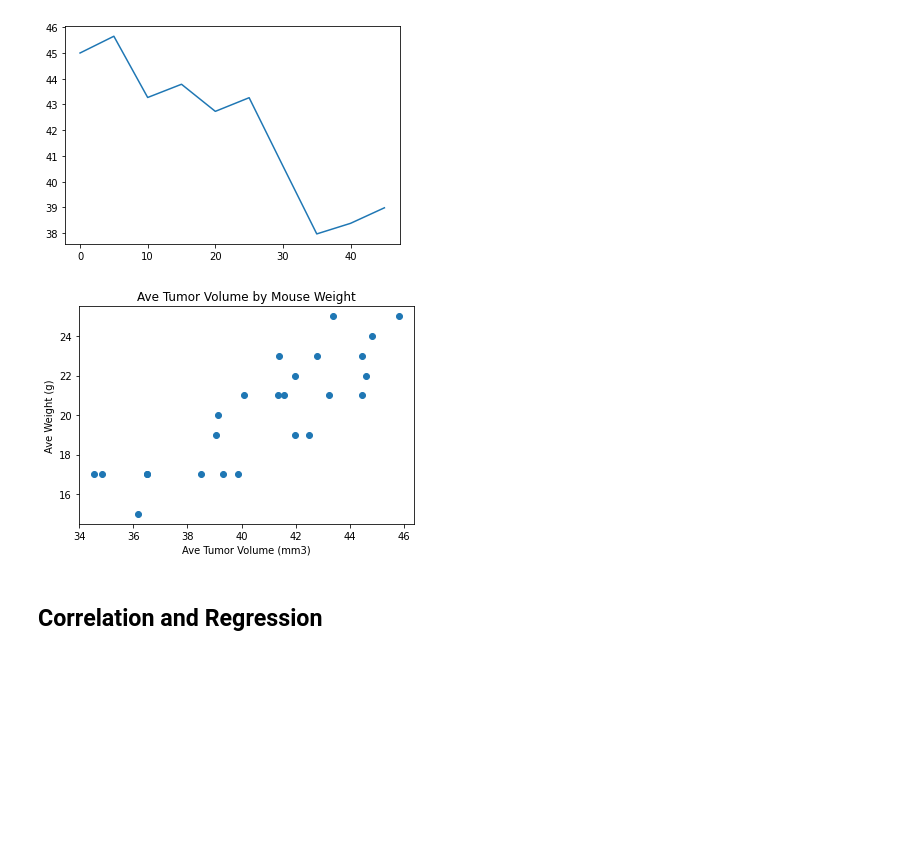
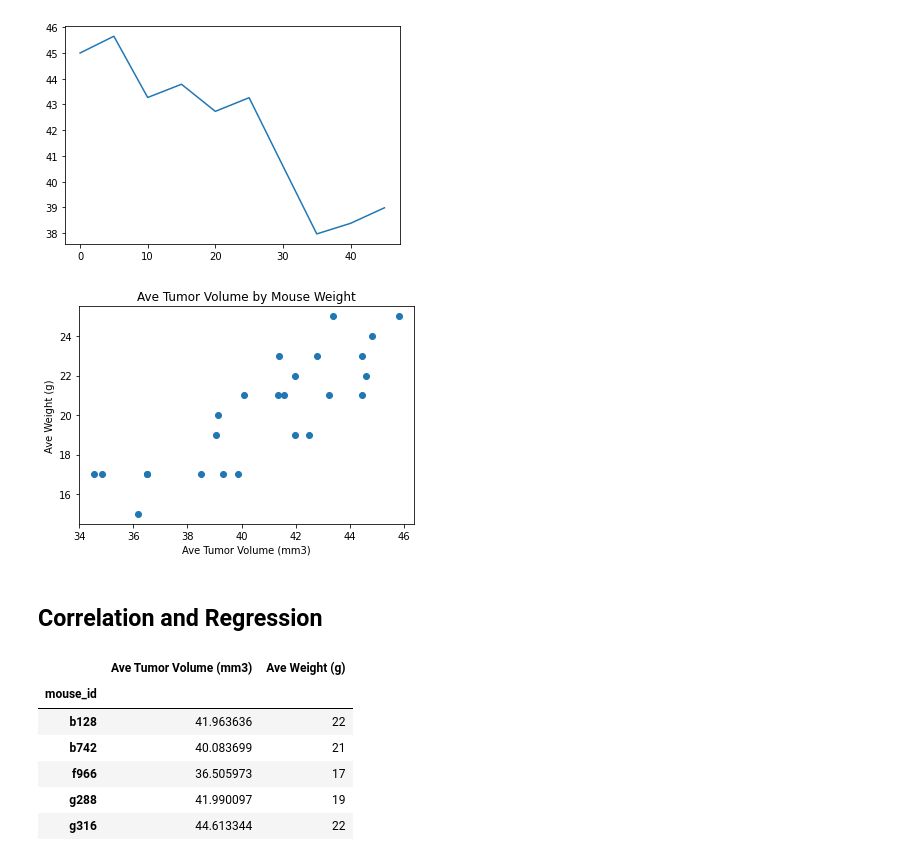
Before and after one commit to rketchum95/Matplotlib-challenge, a Jupyter notebook: main.ipynb, the cells around one changed output. Saved outputs shown, nothing was run; the diff lists cells and outputs as text; code cells hidden in the pictures; blank space fills up the shorter version.

```diff
--- a/main.ipynb
+++ b/main.ipynb
@@ -282,15 +282,15 @@ plt.show()
 capomulin_df = clean_study_data_df.loc[clean_study_data_df['drug_regimen']=='Capomulin']
 
 capomulin_means_df = capomulin_df.groupby('mouse_id').agg({'tumor_volume_mm3':['mean'],'weight_g':['mean']}).rename(columns={'tumor_volume_mm3':'Ave Tumor Volume (mm3)','weight_g': 'Ave Weight (g)'})
+
+x=capomulin_means_df['Ave Tumor Volume (mm3)']
+y=capomulin_means_df['Ave Weight (g)']
+plt.scatter(x,y)
+plt.xlabel("Ave Tumor Volume (mm3)")
+plt.ylabel("Ave Weight (g)")
+plt.title("Ave Tumor Volume by Mouse Weight")
+plt.show()
+# %% [output]
+[figure, added]
-# %%
-x=capomulin_means_df['Ave Tumor Volume (mm3)']
-y=capomulin_means_df['Ave Weight (g)']
-plt.scatter(x,y)
-plt.xlabel("Ave Tumor Volume (mm3)")
-plt.ylabel("Ave Weight (g)")
-plt.title("Ave Tumor Volume by Mouse Weight")
-plt.show()
-# %% [output]
-[figure, removed]
 # %% [markdown]
 ## Correlation and Regression
@@ -299,0 +297,12 @@ plt.show()
+# %%
+#capomulin_means_df.reset_index
+capomulin_means_df1=capomulin_means_df.droplevel(1,axis=1)
+capomulin_means_df1.head()
+# %% [output]
+|  | Ave Tumor Volume (mm3) | Ave Weight (g) |
+| mouse_id |  |  |
+| b128 | 41.963636 | 22 |
+| b742 | 40.083699 | 21 |
+| f966 | 36.505973 | 17 |
+| g288 | 41.990097 | 19 |
+| g316 | 44.613344 | 22 |
```
Also changed, not shown: parts of 4 cells of this notebook.
